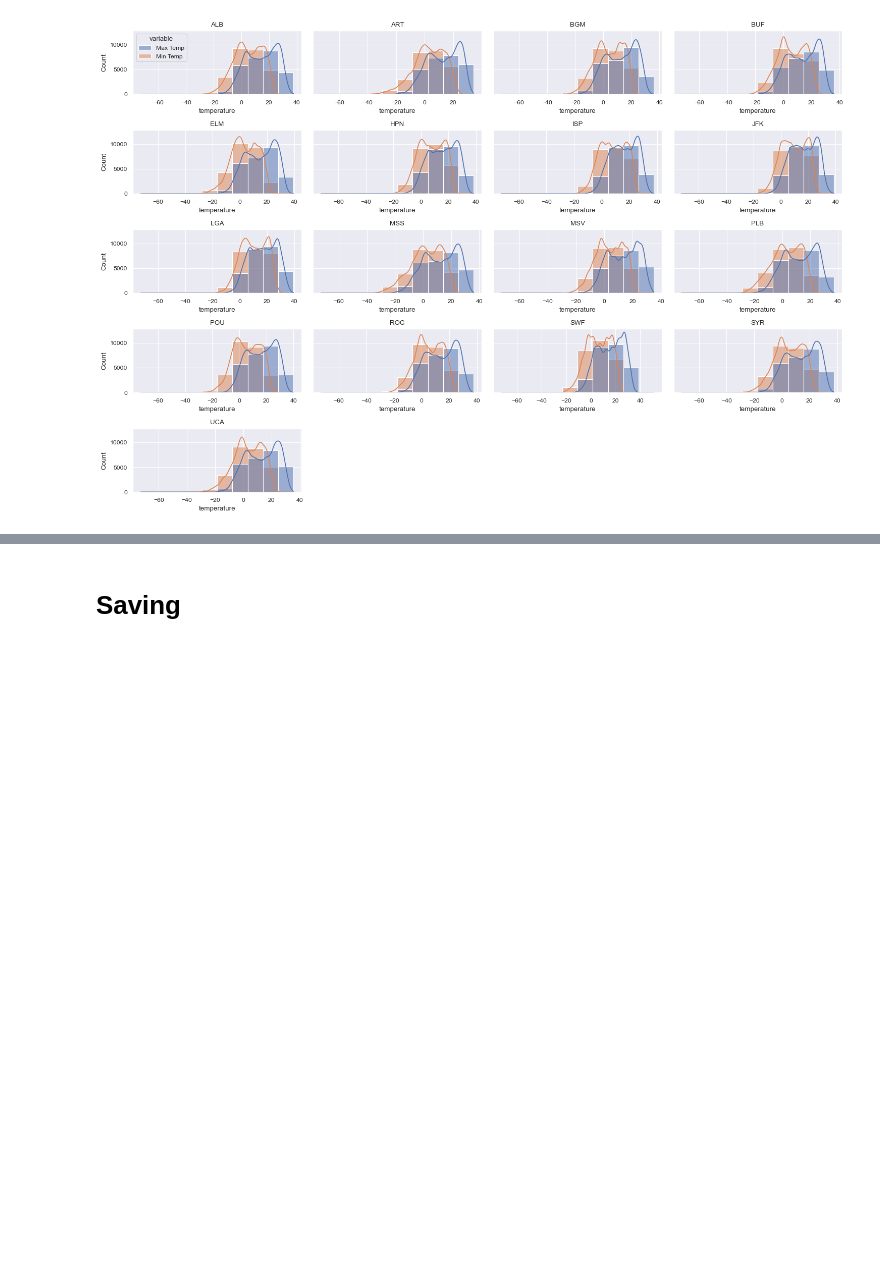
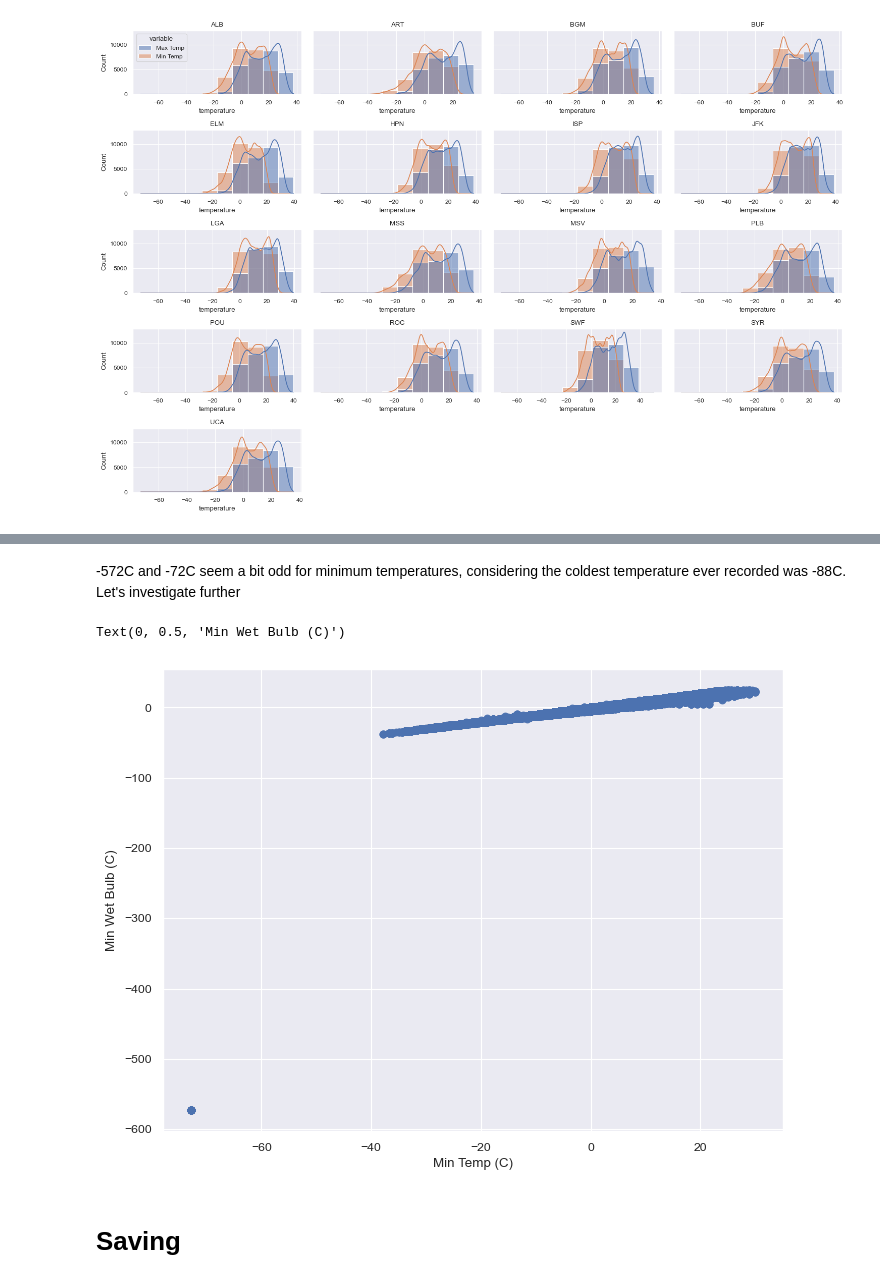
Before and after one commit to jmoro0408/Energy-Forecasting, a Jupyter notebook: scripts/explore_weather.ipynb, the cells around one changed output, grey strips where cells are left out. Drawn from its saved outputs; the diff is of its cells as text; code cells hidden in the pictures; blank space fills up the shorter version.

```diff
--- a/scripts/explore_weather.ipynb
+++ b/scripts/explore_weather.ipynb
@@ -438,0 +465,11 @@ plt.tight_layout()
+# %% [markdown]
+-572C and -72C seem a bit odd for minimum temperatures, considering the coldest temperature ever recorded was -88C.
+Let's investigate further
+# %%
+fig, ax = plt.subplots(figsize = (8,6))
+ax.scatter(data = weather_df, y = 'Min Wet Bulb', x = 'Min Temp')
+ax.set_xlabel('Min Temp (C)')
+ax.set_ylabel('Min Wet Bulb (C)')
+# %% [output]
+Text(0, 0.5, 'Min Wet Bulb (C)')
+[figure, added]
```
Also changed, not shown: parts of 3 cells of this notebook.
